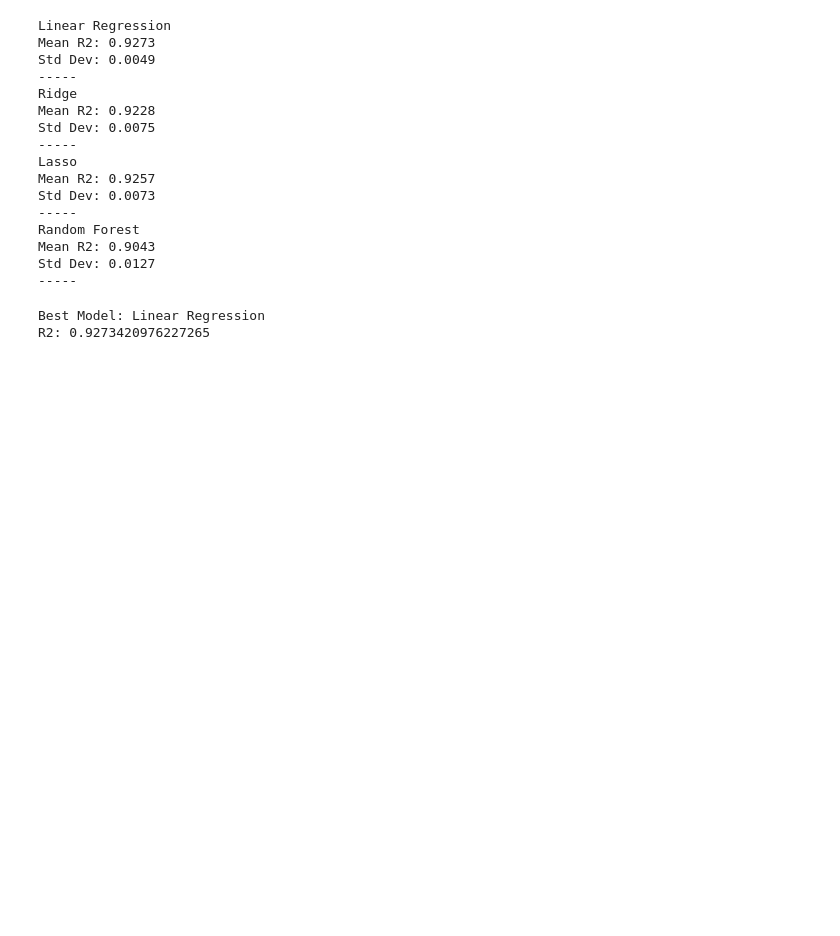
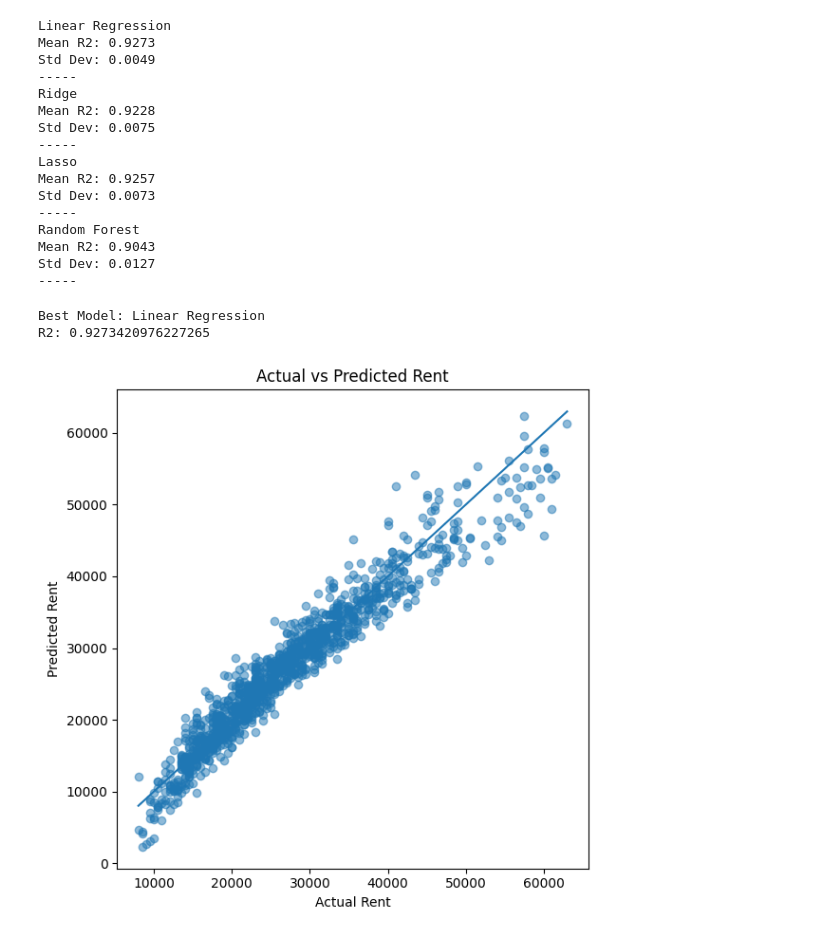
Before and after one commit to armaanjain-byte/BBS_Rent_Prediction-ML, a Jupyter notebook: notebooks/01_eda.ipynb, the cells around one changed output. Saved outputs shown, nothing was run; the diff lists cells and outputs as text; code cells hidden in the pictures; blank space fills up the shorter version.

Commit message:
Added visualizations(map and actual vs predicted) and updated notebook.

```diff
--- a/notebooks/01_eda.ipynb
+++ b/notebooks/01_eda.ipynb
@@ -212,3 +212,24 @@ for _, row in df.iterrows():
 
 m
 m.save("map.html")
+# %%
+import matplotlib.pyplot as plt
+
+# Predictions
+y_pred = model.predict(X)
+
+plt.figure(figsize=(6,6))
+plt.scatter(y, y_pred, alpha=0.5)
+
+# Perfect prediction line
+plt.plot([y.min(), y.max()], [y.min(), y.max()])
+
+plt.xlabel("Actual Rent")
+plt.ylabel("Predicted Rent")
+plt.title("Actual vs Predicted Rent")
+
+plt.tight_layout()
+plt.savefig("../outputs/actual_vs_predicted.png")
+plt.show()
+# %% [output]
+[figure, added]
```
Also changed, not shown: 2 other files.
